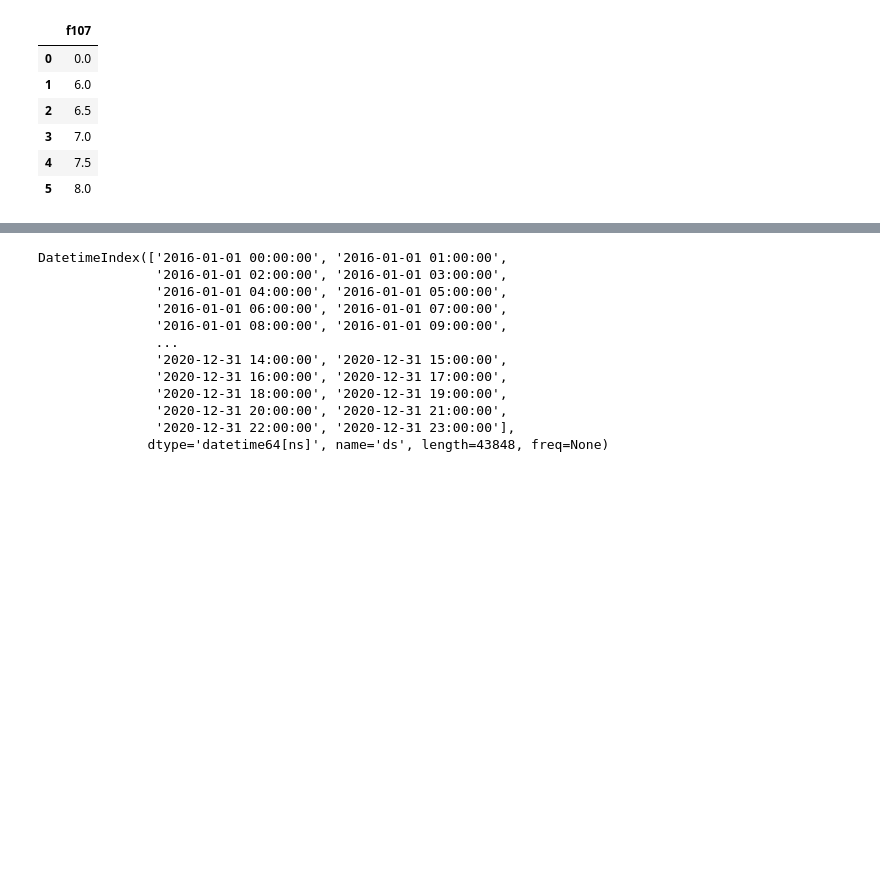
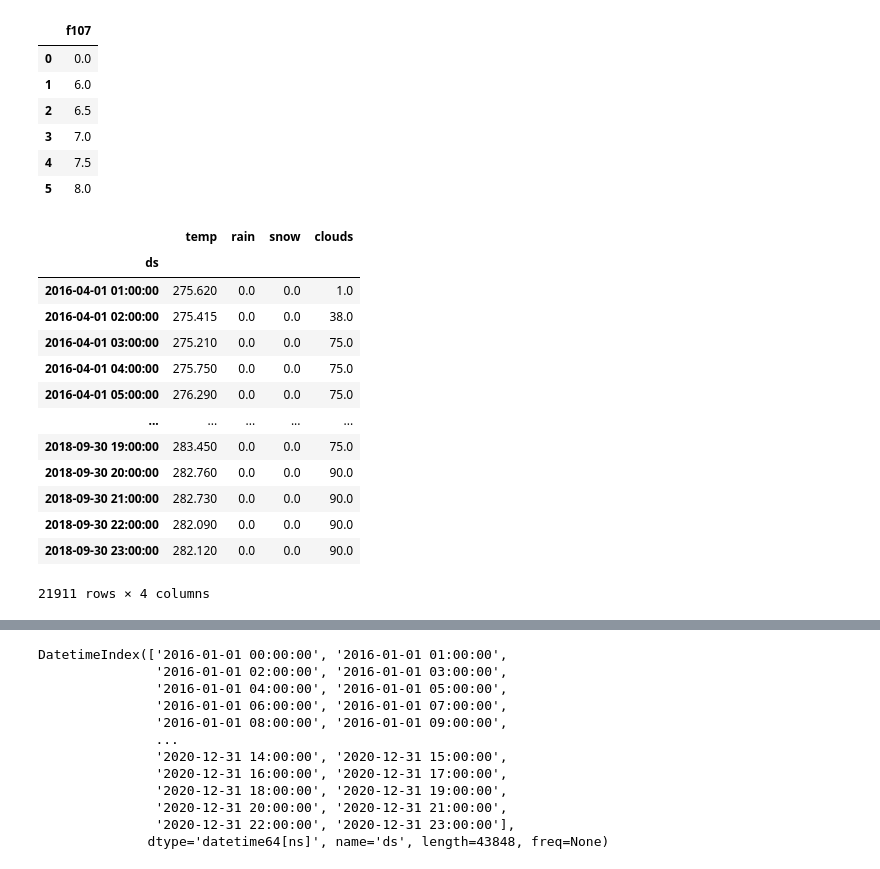
Before and after one commit to carloscanodomingo/NeuralProphetEQ, a Jupyter notebook: notebooks/testing_FCeVDarts.ipynb, the cells around one changed output, grey strips where cells are left out. Saved outputs shown, nothing was run; the diff lists cells and outputs as text; code cells hidden in the pictures; blank space fills up the shorter version.

```diff
--- a/notebooks/testing_FCeVDarts.ipynb
+++ b/notebooks/testing_FCeVDarts.ipynb
@@ -110,7 +110,7 @@ synthetic_events
 output_path = "results/"
 
 tag = "mag"
-case = "irradiance"
+case = "trafic"
 freq = pd.Timedelta(minutes=30)
 if case == "TEC_constant":
     df_all = df_covariates[["f107"]]
@@ -161,3 +161,20 @@ elif case == "irradiance":
     freq = pd.Timedelta(hours=1)
 else:
     print(f"Not implemented")
+# %%
+df_covariates
+# %% [output]
+|  | temp | rain | snow | clouds |
+| ds |  |  |  |  |
+| 2016-04-01 01:00:00 | 275.620 | 0.0 | 0.0 | 1.0 |
+| 2016-04-01 02:00:00 | 275.415 | 0.0 | 0.0 | 38.0 |
+| 2016-04-01 03:00:00 | 275.210 | 0.0 | 0.0 | 75.0 |
+| 2016-04-01 04:00:00 | 275.750 | 0.0 | 0.0 | 75.0 |
+| 2016-04-01 05:00:00 | 276.290 | 0.0 | 0.0 | 75.0 |
+| ... | ... | ... | ... | ... |
+| 2018-09-30 19:00:00 | 283.450 | 0.0 | 0.0 | 75.0 |
+| 2018-09-30 20:00:00 | 282.760 | 0.0 | 0.0 | 90.0 |
+| 2018-09-30 21:00:00 | 282.730 | 0.0 | 0.0 | 90.0 |
+| 2018-09-30 22:00:00 | 282.090 | 0.0 | 0.0 | 90.0 |
+| 2018-09-30 23:00:00 | 282.120 | 0.0 | 0.0 | 90.0 |
+21911 rows × 4 columns
```
Also changed, not shown: parts of 38 cells of this notebook, 1 other file.
